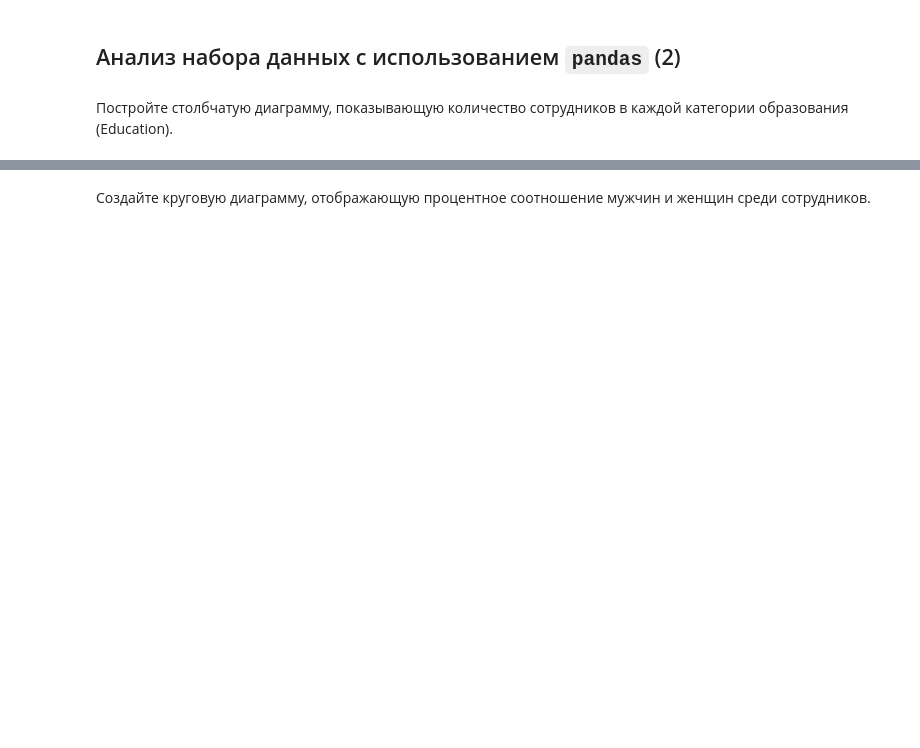
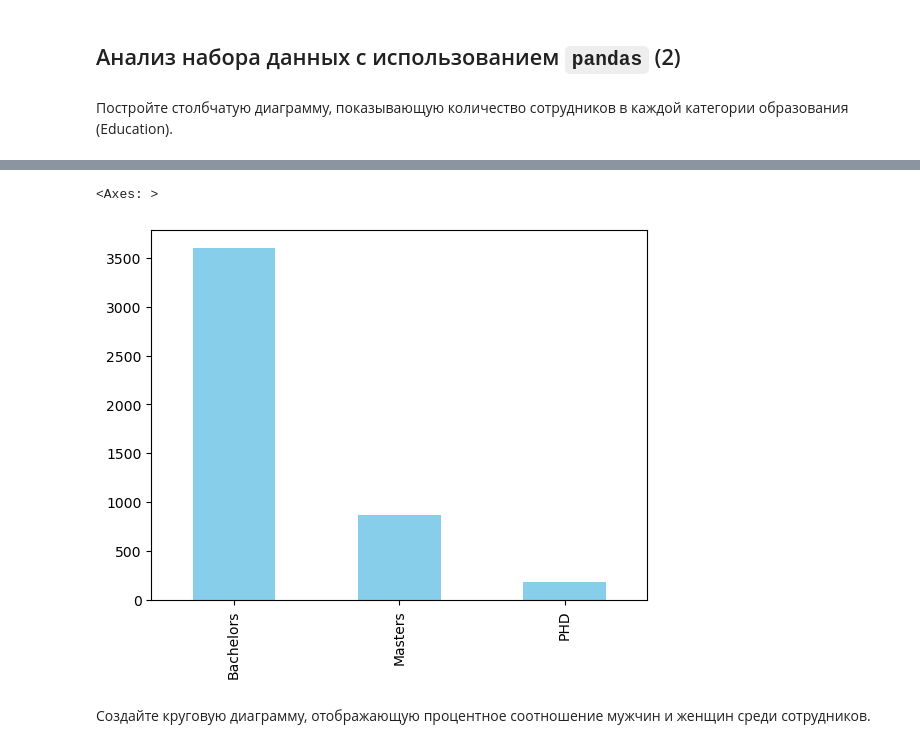
Before and after one commit to Nikolay-KY/big_data_02_24, a Jupyter notebook: day_02 ex_2.ipynb, the cells around one changed output, grey strips where cells are left out. Saved outputs shown, nothing was run; the diff lists cells and outputs as text; code cells hidden in the pictures; blank space fills up the shorter version.

```diff
--- a/day_02 ex_2.ipynb
+++ b/day_02 ex_2.ipynb
@@ -10,2 +26,7 @@ df = pd.read_csv('Employee.csv')
+# %%
+df['Education'].value_counts().plot(kind='bar', color='skyblue')
+# %% [output]
+<Axes: >
+[figure, added]
 # %% [markdown]
 Создайте круговую диаграмму, отображающую процентное соотношение мужчин и женщин среди сотрудников.
```
Also changed, not shown: parts of 33 cells of this notebook.
